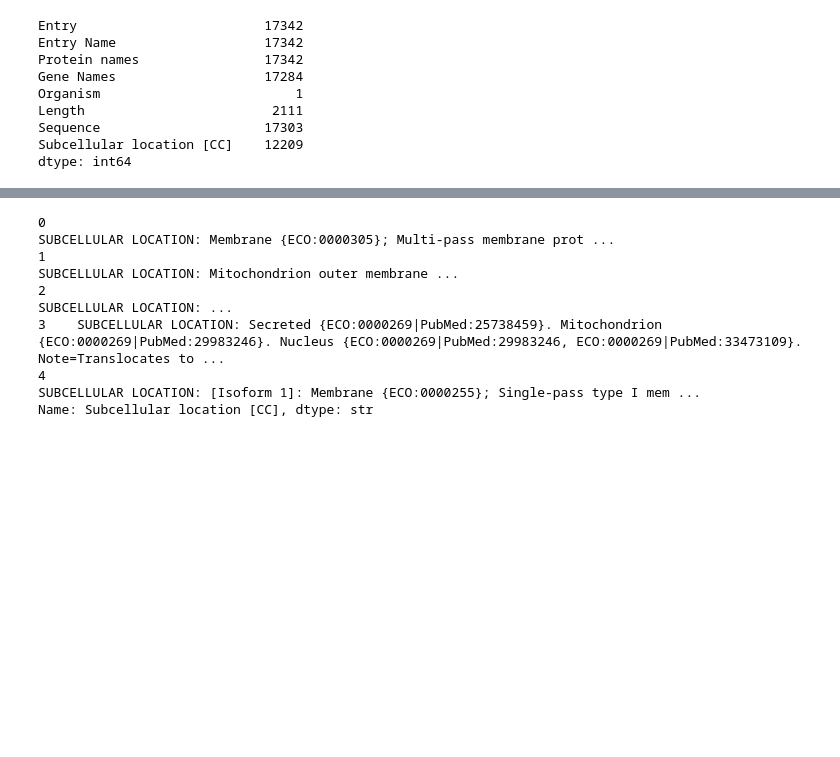
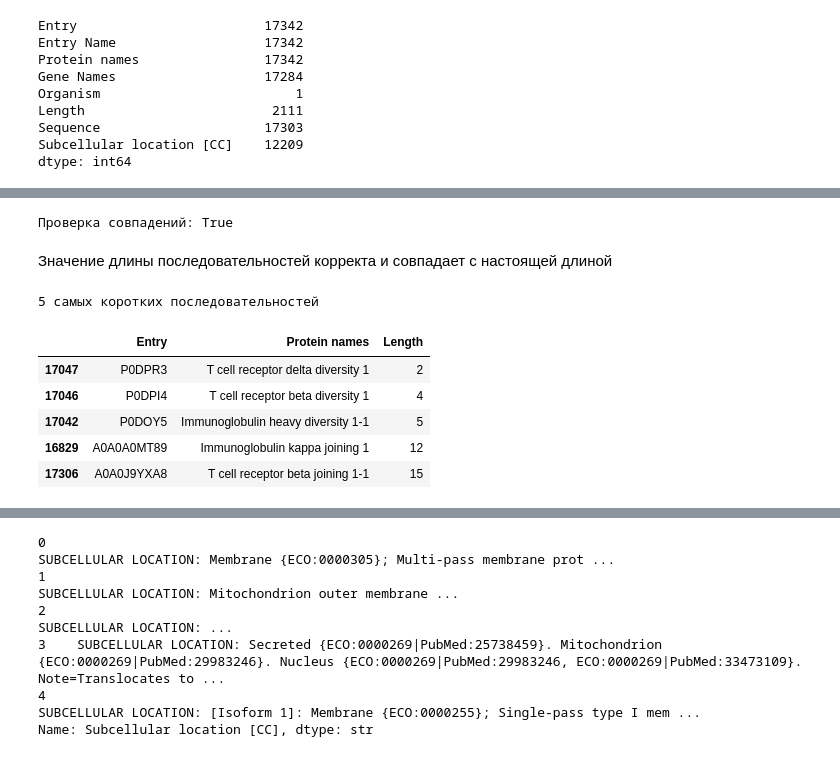
Before and after one commit to EnemyOfDeath7/protein-localization-project, a Jupyter notebook: notebooks/01_data_download_and_inspection.ipynb, the cells around one changed output, grey strips where cells are left out. Cells and saved outputs as stored; diff of their text form; code cells hidden in the pictures; blank space fills up the shorter version.

Commit message:
An enhanced version of notebook 01; checks for omissions, gaps, and sequences have been added, along with summary outputs following each block.

```diff
--- a/notebooks/01_data_download_and_inspection.ipynb
+++ b/notebooks/01_data_download_and_inspection.ipynb
@@ -8,6 +18,6 @@ import numpy as np
 # %%
-df = pd.read_csv("../data/raw/uniprot_human_swissprot_raw.tsv", sep="\t")
-df.head(5)
+df_raw = pd.read_csv("../data/raw/uniprot_human_swissprot_raw.tsv", sep="\t")
+df_raw.head(5)
 # %% [output]
 |  | Entry | Entry Name | Protein names | Gene Names | Organism | Length | Sequence | Subcellular location [CC] |
 | 0 | A0A087X1C5 | CP2D7_HUMAN | Cytochrome P450 2D7 (EC 1.14.14.1) | CYP2D7 | Homo sapiens (Human) | 515 | MGLEALVPLAMIVAIFLLLVDLMHRHQRWAARY... | SUBCELLULAR LOCATION: Membrane {E... |
@@ -106,0 +178,20 @@ dtype: int64
+# %%
+seq_length = df_raw["Sequence"].str.len().to_frame(name="Length")
+
+print(f"Проверка совпадений: {(seq_length["Length"] == df_raw["Length"]).sum() == df_raw.shape[0]}")
+# %% [output]
+Проверка совпадений: True
+# %% [markdown]
+Значение длины последовательностей корректа и совпадает с настоящей длиной
+# %%
+# Cамые короткие последовательности
+print("5 cамых коротких последовательностей")
+(df_raw[["Entry", "Protein names", "Length"]].sort_values(by=["Length"], ascending=True)).head(5)
+# %% [output]
+5 cамых коротких последовательностей
+|  | Entry | Protein names | Length |
+| 17047 | P0DPR3 | T cell receptor delta diversity 1 | 2 |
+| 17046 | P0DPI4 | T cell receptor beta diversity 1 | 4 |
+| 17042 | P0DOY5 | Immunoglobulin heavy diversity 1-1 | 5 |
+| 16829 | A0A0A0MT89 | Immunoglobulin kappa joining 1 | 12 |
+| 17306 | A0A0J9YXA8 | T cell receptor beta joining 1-1 | 15 |
```
Also changed, not shown: parts of 35 cells of this notebook.
